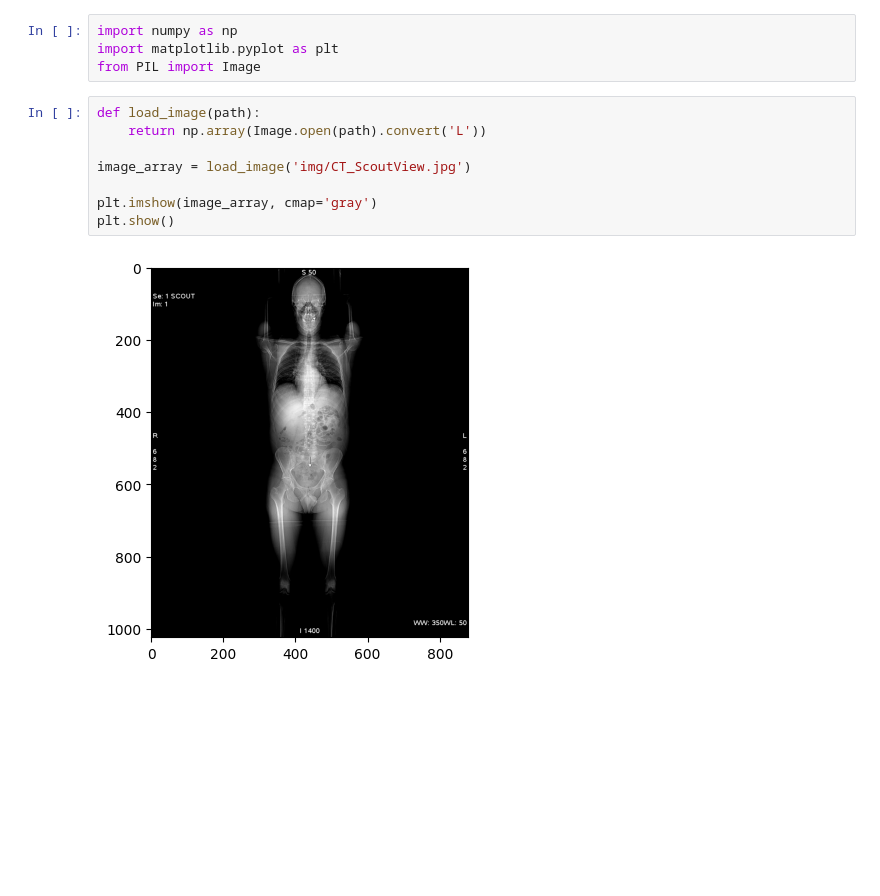
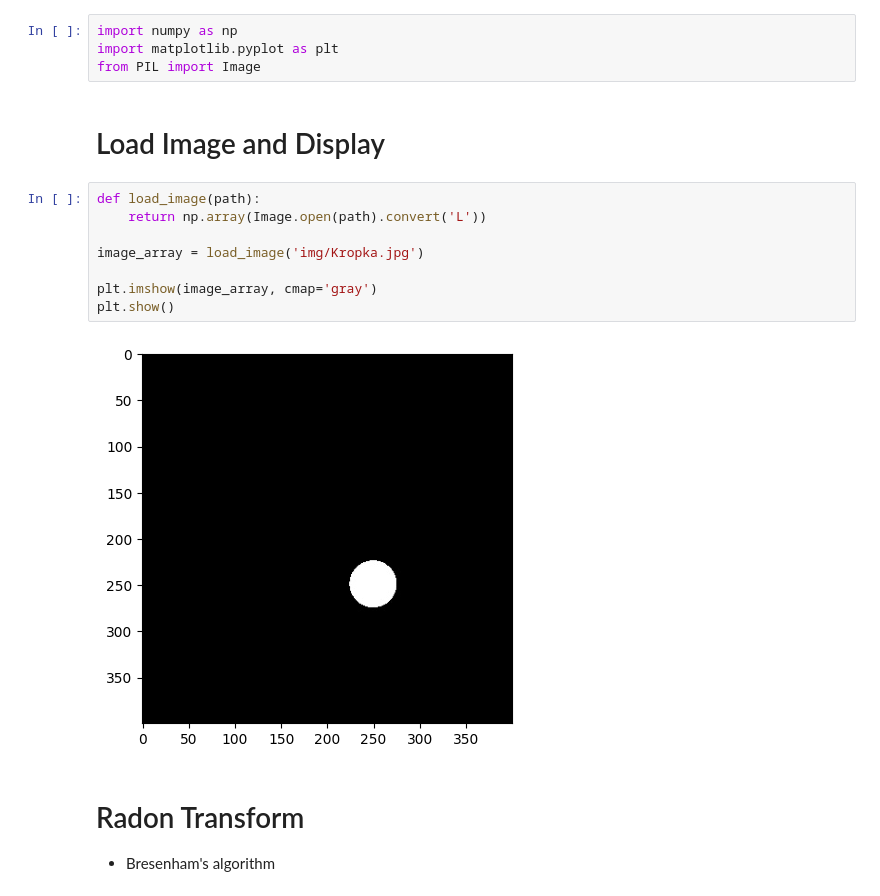
Before and after one commit to Irrisorr/Informatics-in-medicine, a Jupyter notebook: Tomograf/Main.ipynb, the cells around one changed output. Saved outputs shown, nothing was run; the diff lists cells and outputs as text; blank space fills up the shorter version.

```diff
--- a/Tomograf/Main.ipynb
+++ b/Tomograf/Main.ipynb
@@ -2,13 +2,19 @@
 import numpy as np
 import matplotlib.pyplot as plt
 from PIL import Image
+# %% [markdown]
+# Load Image and Display
 # %%
 def load_image(path):
     return np.array(Image.open(path).convert('L'))
 
-image_array = load_image('img/CT_ScoutView.jpg')
+image_array = load_image('img/Kropka.jpg')
 
 plt.imshow(image_array, cmap='gray')
 plt.show()
 # %% [output]
-[figure, old version]
+[figure, new version]
+# %% [markdown]
+# Radon Transform
+
+- Bresenham's algorithm
```
Also changed, not shown: parts of 2 cells of this notebook, 1 other file.
